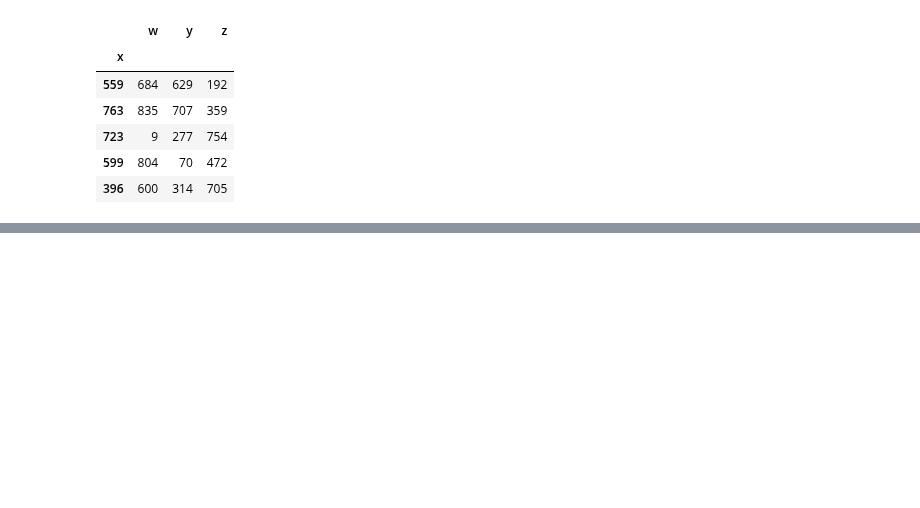
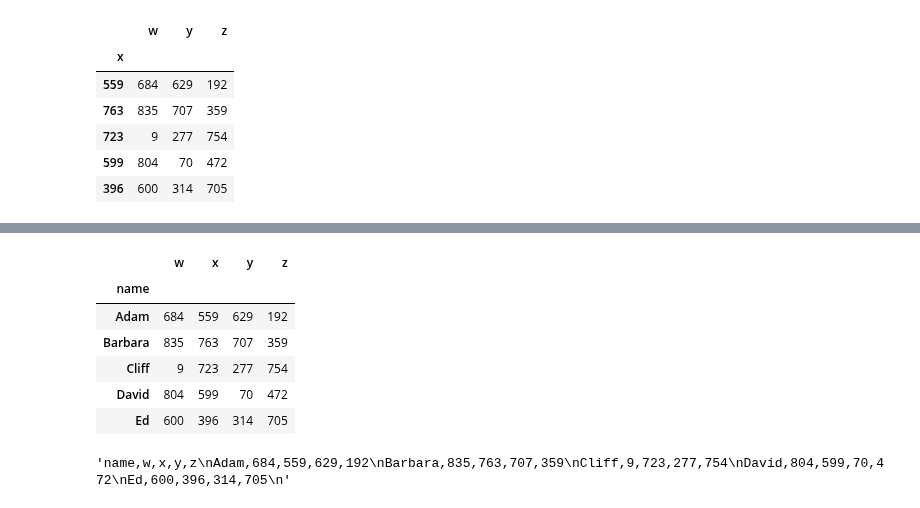
Before and after one commit to reuven/Apple-2025-autumn-Python, a Jupyter notebook: 2025-11November-11.ipynb, the cells around one changed output, grey strips where cells are left out. Saved outputs shown, nothing was run; the diff lists cells and outputs as text; code cells hidden in the pictures; blank space fills up the shorter version.

```diff
--- a/2025-11November-11.ipynb
+++ b/2025-11November-11.ipynb
@@ -732,2 +742,15 @@ df.set_index('x')
 # %%
-df['name'] = ['']
+df.set_index('name')
+# %% [output]
+|  | w | x | y | z |
+| name |  |  |  |  |
+| Adam | 684 | 559 | 629 | 192 |
+| Barbara | 835 | 763 | 707 | 359 |
+| Cliff | 9 | 723 | 277 | 754 |
+| David | 804 | 599 | 70 | 472 |
+| Ed | 600 | 396 | 314 | 705 |
+# %%
+# output to CSV with to_csv
+df.set_index('name').to_csv
+# %% [output]
+'name,w,x,y,z\nAdam,684,559,629,192\nBarbara,835,763,707,359\nCliff,9,723,277,754\nDavid,804,599,70,472\nEd,600,396,314,705\n'
```
Also changed, not shown: parts of 1 cell of this notebook, 1 other file.
